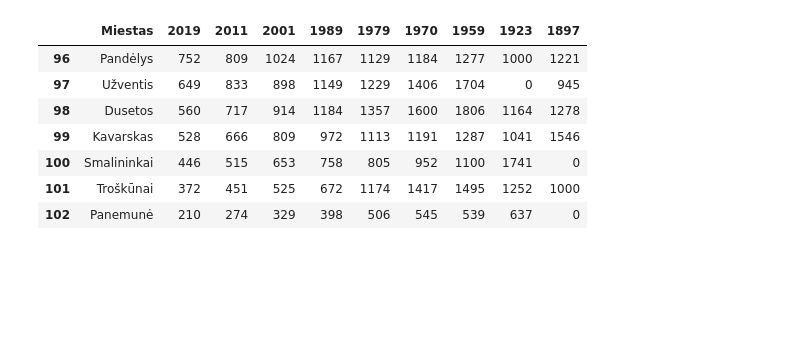
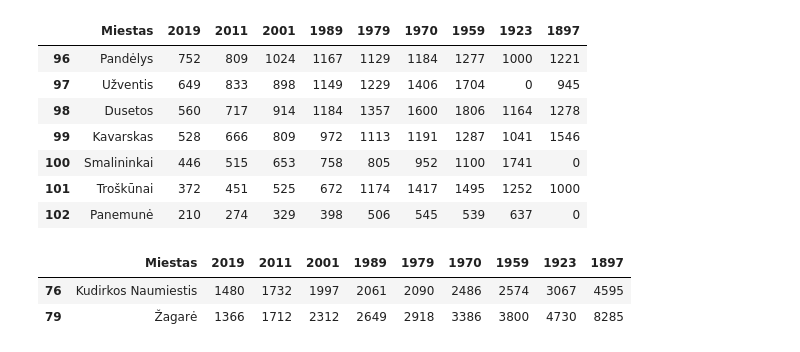
Before and after one commit to infohata/ptu5_intro_kursas, a Jupyter notebook: pandas_dirba.ipynb, the cells around one changed output. Saved outputs shown, nothing was run; the diff lists cells and outputs as text; code cells hidden in the pictures; blank space fills up the shorter version.

Commit message:
condition generator

```diff
--- a/pandas_dirba.ipynb
+++ b/pandas_dirba.ipynb
@@ -156,3 +156,15 @@ miestai.tail(7)
 | 100 | Smalininkai | 446 | 515 | 653 | 758 | 805 | 952 | 1100 | 1741 | 0 |
 | 101 | Troškūnai | 372 | 451 | 525 | 672 | 1174 | 1417 | 1495 | 1252 | 1000 |
 | 102 | Panemunė | 210 | 274 | 329 | 398 | 506 | 545 | 539 | 637 | 0 |
+# %%
+years = miestai.columns[:0:-1]
+# print("metai:", years)
+clauses = [f"(miestai['{year}'] > miestai['{years[index+1]}'])" for index, year in enumerate(years[:-1])]
+# print("filtro sąlygos: ", clauses)
+condition = " & ".join(clauses)
+# print("galutinis filtras:", condition)
+miestai[eval(condition)]
+# %% [output]
+|  | Miestas | 2019 | 2011 | 2001 | 1989 | 1979 | 1970 | 1959 | 1923 | 1897 |
+| 76 | Kudirkos Naumiestis | 1480 | 1732 | 1997 | 2061 | 2090 | 2486 | 2574 | 3067 | 4595 |
+| 79 | Žagarė | 1366 | 1712 | 2312 | 2649 | 2918 | 3386 | 3800 | 4730 | 8285 |
```
